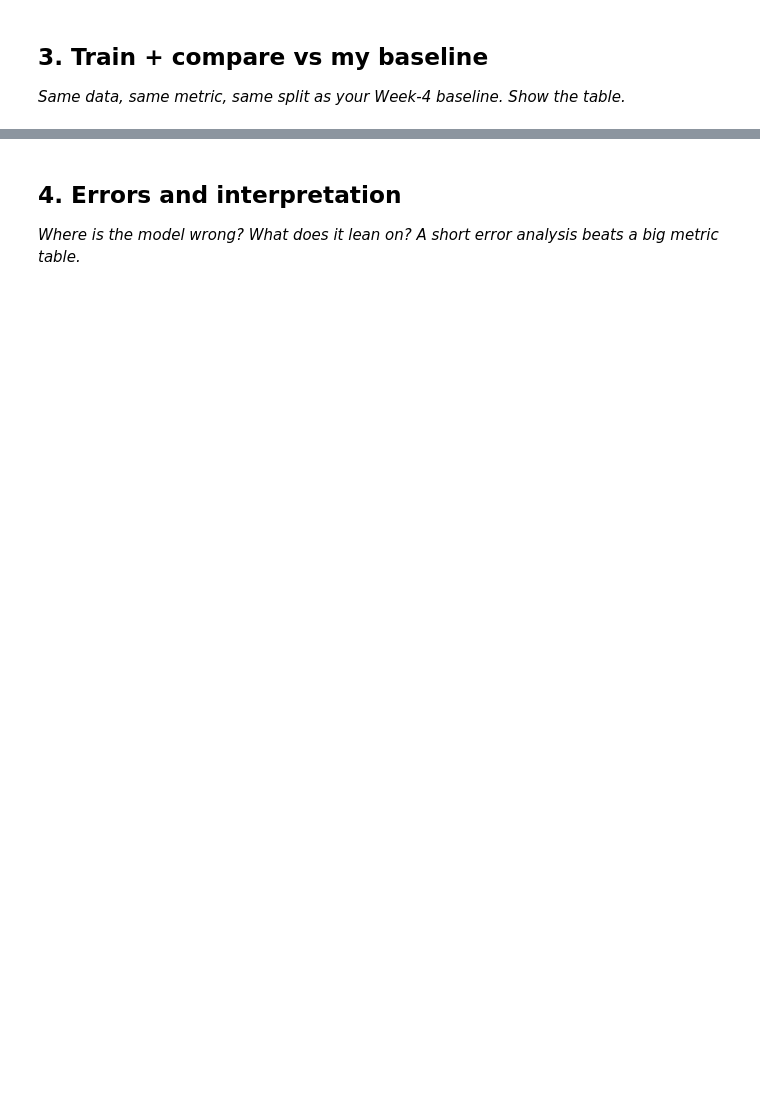
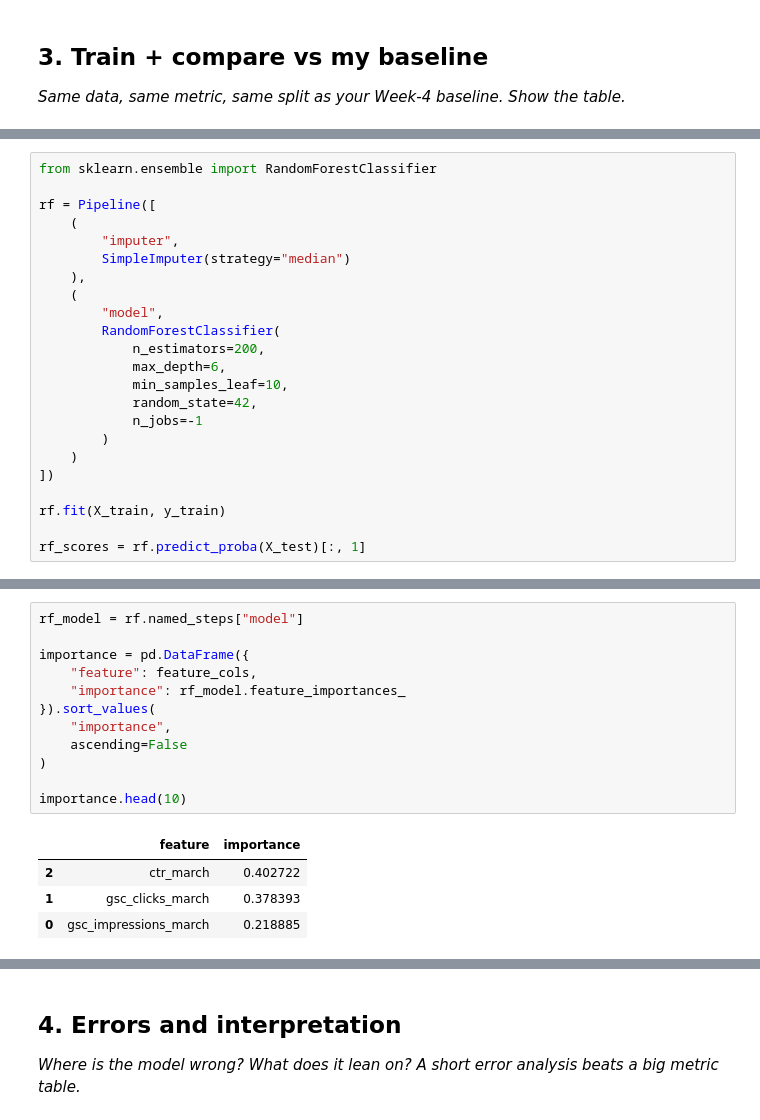
Before and after one commit to Wajiha-Waqar/FlyRankInternship, a Jupyter notebook: work/notebooks/w05_model.ipynb, the cells around one changed output, grey strips where cells are left out. Drawn from its saved outputs; the diff is of its cells as text; blank space fills up the shorter version.

```diff
--- a/work/notebooks/w05_model.ipynb
+++ b/work/notebooks/w05_model.ipynb
@@ -29,0 +273,23 @@ This skeleton is yours to fill. Work the sections **in order** — each one has
+# %%
+from sklearn.ensemble import RandomForestClassifier
+
+rf = Pipeline([
+    (
+        "imputer",
+        SimpleImputer(strategy="median")
+    ),
+    (
+        "model",
+        RandomForestClassifier(
+            n_estimators=200,
+            max_depth=6,
+            min_samples_leaf=10,
+            random_state=42,
+            n_jobs=-1
+        )
+    )
+])
+
+rf.fit(X_train, y_train)
+
+rf_scores = rf.predict_proba(X_test)[:, 1]
@@ -29,0 +431,17 @@ This skeleton is yours to fill. Work the sections **in order** — each one has
+# %%
+rf_model = rf.named_steps["model"]
+
+importance = pd.DataFrame({
+    "feature": feature_cols,
+    "importance": rf_model.feature_importances_
+}).sort_values(
+    "importance",
+    ascending=False
+)
+
+importance.head(10)
+# %% [output]
+|  | feature | importance |
+| 2 | ctr_march | 0.402722 |
+| 1 | gsc_clicks_march | 0.378393 |
+| 0 | gsc_impressions_march | 0.218885 |
```
Also changed, not shown: parts of 38 cells of this notebook.
